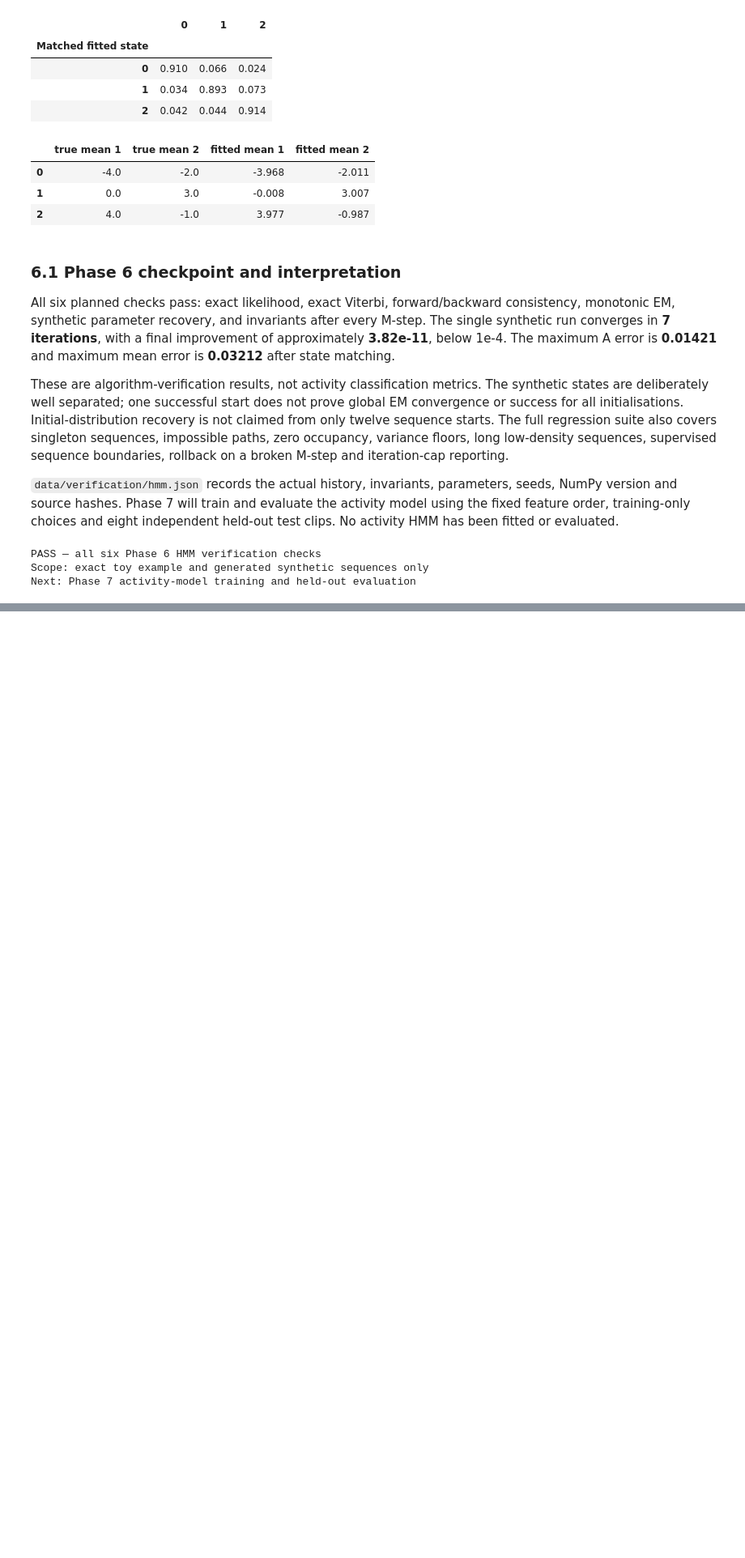
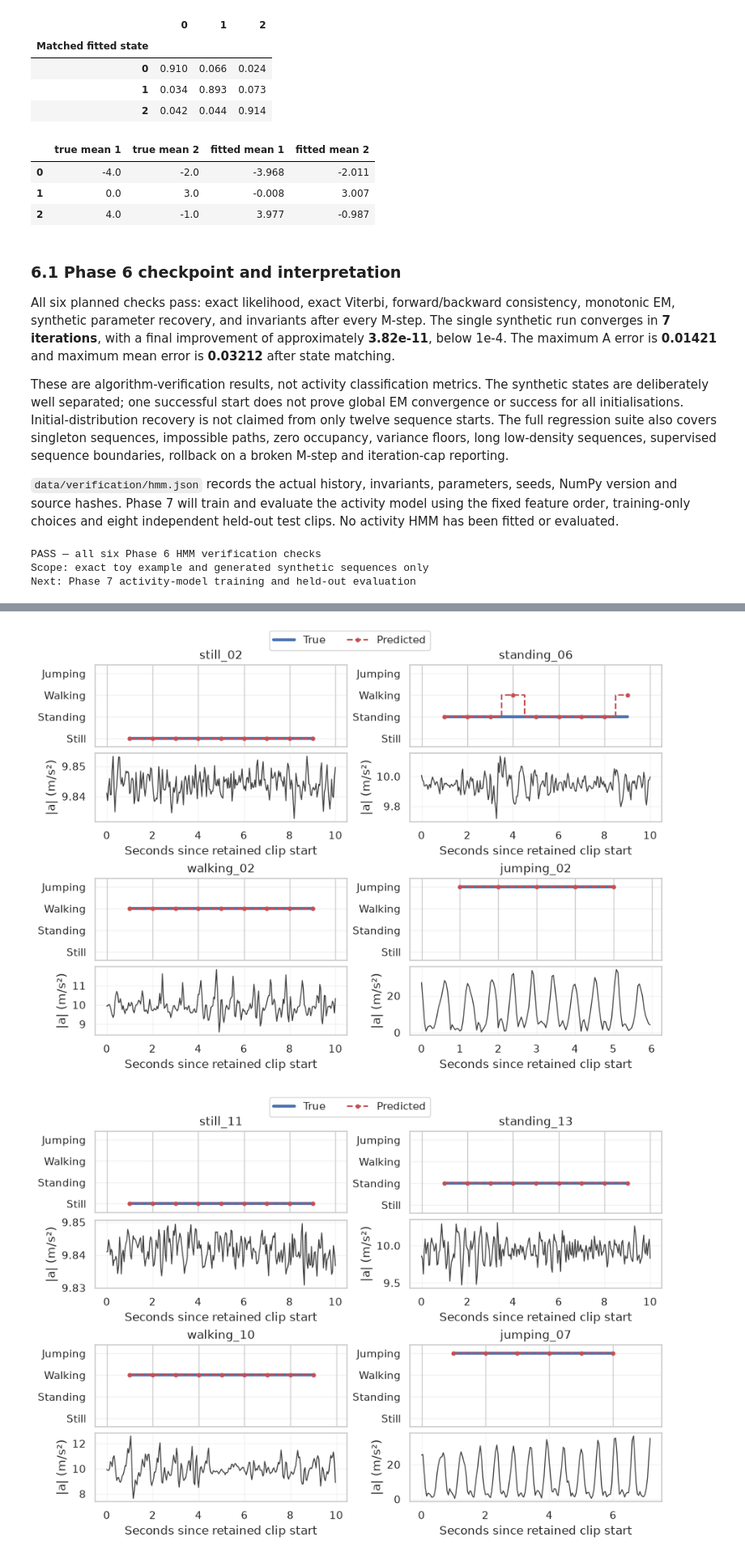
Before and after one commit to Hassan-Adelani-Luqman/hmm-elderly-activity-monitoring, a Jupyter notebook: notebooks/hmm_activity_recognition.ipynb, the cells around one changed output, grey strips where cells are left out. Shown at 81% size. Drawn from its saved outputs; the diff is of its cells as text; code cells hidden in the pictures; blank space fills up the shorter version.

```diff
--- a/notebooks/hmm_activity_recognition.ipynb
+++ b/notebooks/hmm_activity_recognition.ipynb
@@ -1095,0 +1244,12 @@ Next: Phase 7 activity-model training and held-out evaluation
+# %%
+display(Code(inspect.getsource(confusion_matrix), language="python"))
+display(Code(inspect.getsource(metrics_from_confusion), language="python"))
+activity_results = evaluate_models(ROOT)
+primary_name = activity_results["summary"]["primary_model"]
+assert primary_name == "baum_welch"
+comparison = activity_results["comparison"]
+comparison_view = comparison[["model", "primary", "train_correct", "train_windows", "train_accuracy",
+                              "test_correct", "test_windows", "test_accuracy"]].copy()
+for column in ["train_accuracy", "test_accuracy"]:
+    comparison_view[column] = comparison_view[column].map(lambda value: f"{100*value:.2f}%")
+display(comparison_view)
@@ -1095,0 +1346,7 @@ Next: Phase 7 activity-model training and held-out evaluation
+# %%
+clip_results = activity_results["per_clip"]
+display(clip_results.query("model == @primary_name and split == 'test'")[["sequence_id", "activity", "n_windows", "correct", "errors", "accuracy"]])
+display(clip_results.query("split == 'test'").pivot(index=["activity", "sequence_id", "n_windows"], columns="model", values="errors"))
+primary_predictions = activity_results["predictions"][primary_name]["test"]
+errors = primary_predictions[primary_predictions.true_state != primary_predictions.predicted_state]
+display(errors[["sequence_id", "window_index", "start_s", "stop_s", "true_activity", "predicted_activity"]])
@@ -1095,0 +1418,9 @@ Next: Phase 7 activity-model training and held-out evaluation
+# %%
+display(report_figures["fig4_test_timelines.png"])
+plt.close(report_figures["fig4_test_timelines.png"])
+remaining_names = ["still_11", "standing_13", "walking_10", "jumping_07"]
+plot_timelines(ROOT, activity_models, primary_predictions, remaining_names)
+plt.show()
+# %% [output]
+[figure, added]
+[figure, added]
```
Also changed, not shown: parts of 24 cells of this notebook, 6 other files.
